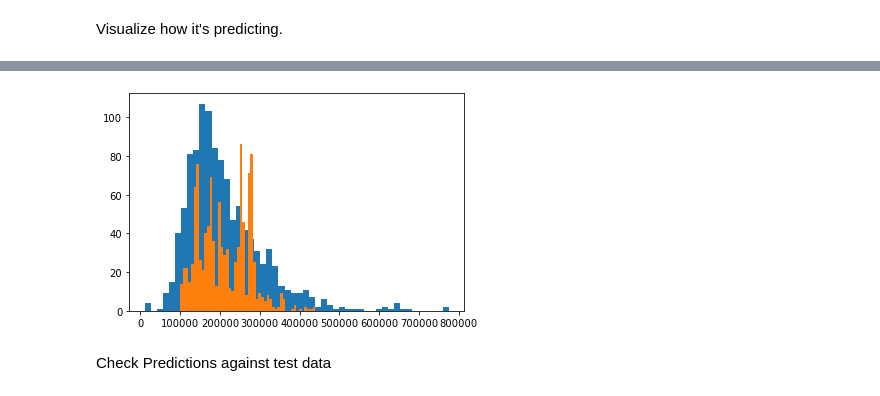
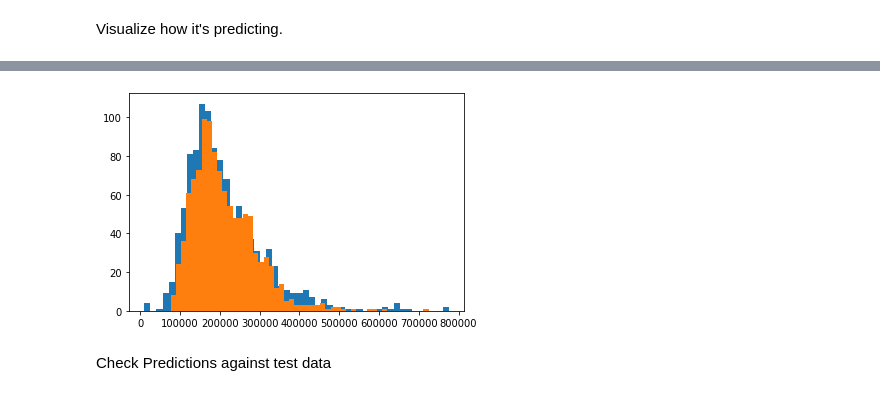
Before and after one commit to jaydenhooper/Predict-House-Prices, a Jupyter notebook: Assignment 1.ipynb, the cells around one changed output, grey strips where cells are left out. Drawn from its saved outputs; the diff is of its cells as text; code cells hidden in the pictures.

Commit message:
tried model on test set

```diff
--- a/Assignment 1.ipynb
+++ b/Assignment 1.ipynb
@@ -350,4 +347,4 @@ def evaluate_model(y, y_predict):
 # %%
-y_train_predict = fit_model(lr_model, X_train, y_train)
-evaluate_model(y_train, y_train_predict)
+y_train_predicted = lr_model.predict(X_train)
+evaluate_model(y_train, y_train_predicted)
 # %% [output]
@@ -387,9 +384,11 @@ graph_performance(y_train, y_train_predict)
 # %%
-plt.hist(y_train, bins=50)
-plt.hist(y_train_predict, bins=50)
-plt.show()
+def results_hist(y_train, y_train_predict):
+    plt.hist(y_train, bins=50)
+    plt.hist(y_train_predict, bins=50)
+    plt.show()
+results_hist(y_train, y_train_predicted)
 # %% [output]
-[figure, old version]
+[figure, new version]
 # %% [markdown]
 Check Predictions against test data
 # %%
```
Also changed, not shown: parts of 16 cells of this notebook, 1 other file.
